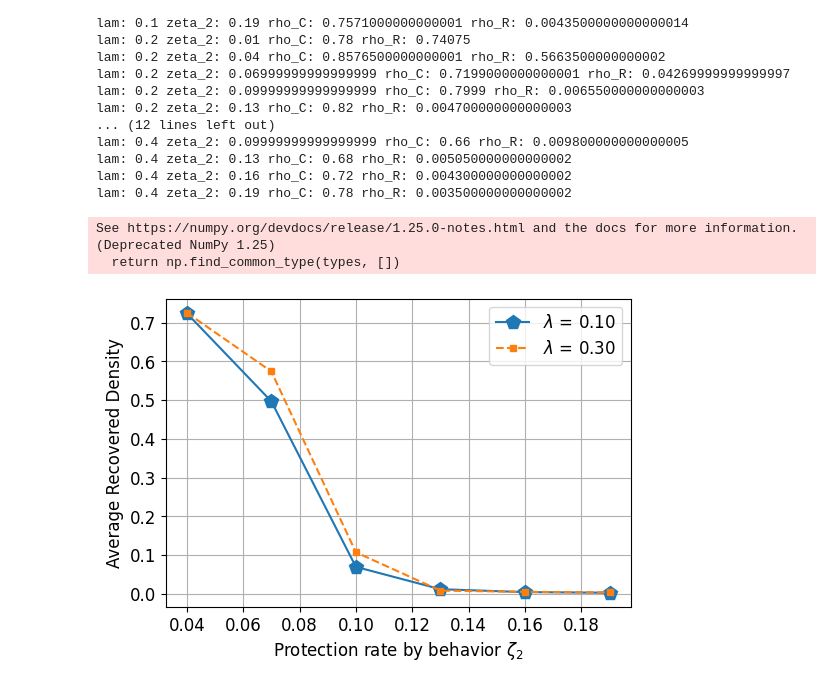
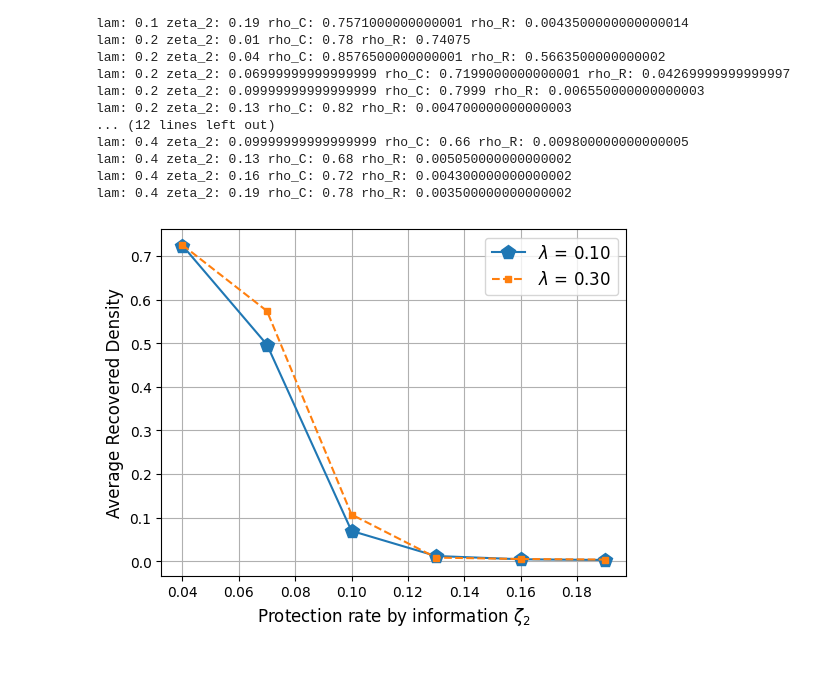
Before and after one commit to Nancy-Shi/ICE_Manuscript, a Jupyter notebook: 101223_Lam_zeta_2.ipynb, the cells around one changed output. Saved outputs shown, nothing was run; the diff lists cells and outputs as text; code cells hidden in the pictures.

```diff
--- a/101223_Lam_zeta_2.ipynb
+++ b/101223_Lam_zeta_2.ipynb
@@ -607,35 +607,33 @@ df = pd.read_csv('/content/drive/My Drive/Network_Tests/rho_R_lam_zeta_2_modifie
 results_rho_R2 = df.to_numpy()
 lam_values2 = np.arange(0.1, 0.4, 0.1)
 zeta_2_values2 = np.arange(0.01, 0.20, 0.03)
 # Initialize a plot
-fig, ax = plt.subplots(figsize=(6,4))
+fig, ax = plt.subplots(figsize=(6,4.5))
 from itertools import cycle
 lines = ["-","--",":","-."]
 markers = ["p","s","o","D"]
 sizes = [10, 5, 2.5, 1]
 linecycler = cycle(lines)
 markercycler = cycle(markers)
 sizecycler = cycle(sizes)
 
 # Loop over the selected zeta_1 indices
 for index in lam_indices2:
     density_values2 = results_rho_R2[index, 1:7]
     ax.plot(zeta_2_values2[1:7], density_values2, label=f'$\lambda$ = {lam_values2[index]:.2f}', linestyle=next(linecycler), markersize=next(sizecycler), marker=next(markercycler))
 
 # Setting labels, legend and title
-ax.set_xlabel('Protection rate by behavior $\zeta_2$', fontsize = 12)
+ax.set_xlabel('Protection rate by information $\zeta_2$', fontsize = 12)
 ax.set_ylabel(('Average Recovered Density'), fontsize = 12)
 #ax.set_title('Log-transformed Average Recovered Density \n for Selected $\lambda$ values', fontsize = 12)
 #ax.set_yscale('log')  # Set y-axis to be logarithmic
 plt.rc('xtick', labelsize=12)
 plt.rc('ytick', labelsize=12)
 ax.legend(fontsize = 12)
 plt.grid()
 
 # Display the plot
 plt.savefig('/content/drive/My Drive/Network_Tests/lam_zeta_2_hyperedge_modified.pdf')
 plt.show()
 # %% [output]
-See https://numpy.org/devdocs/release/1.25.0-notes.html and the docs for more information.  (Deprecated NumPy 1.25)
-  return np.find_common_type(types, [])
-[figure, old version]
+[figure, new version]
```
